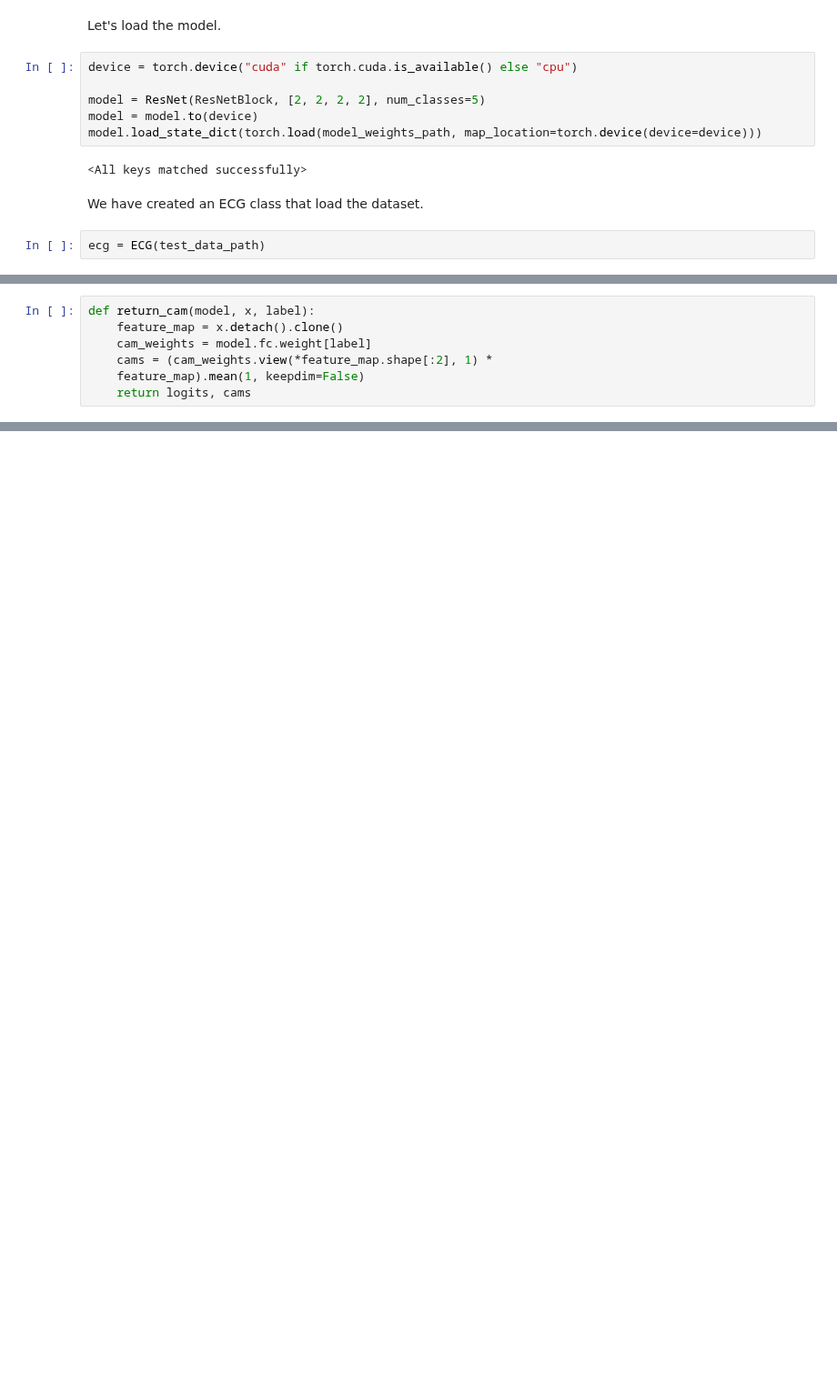
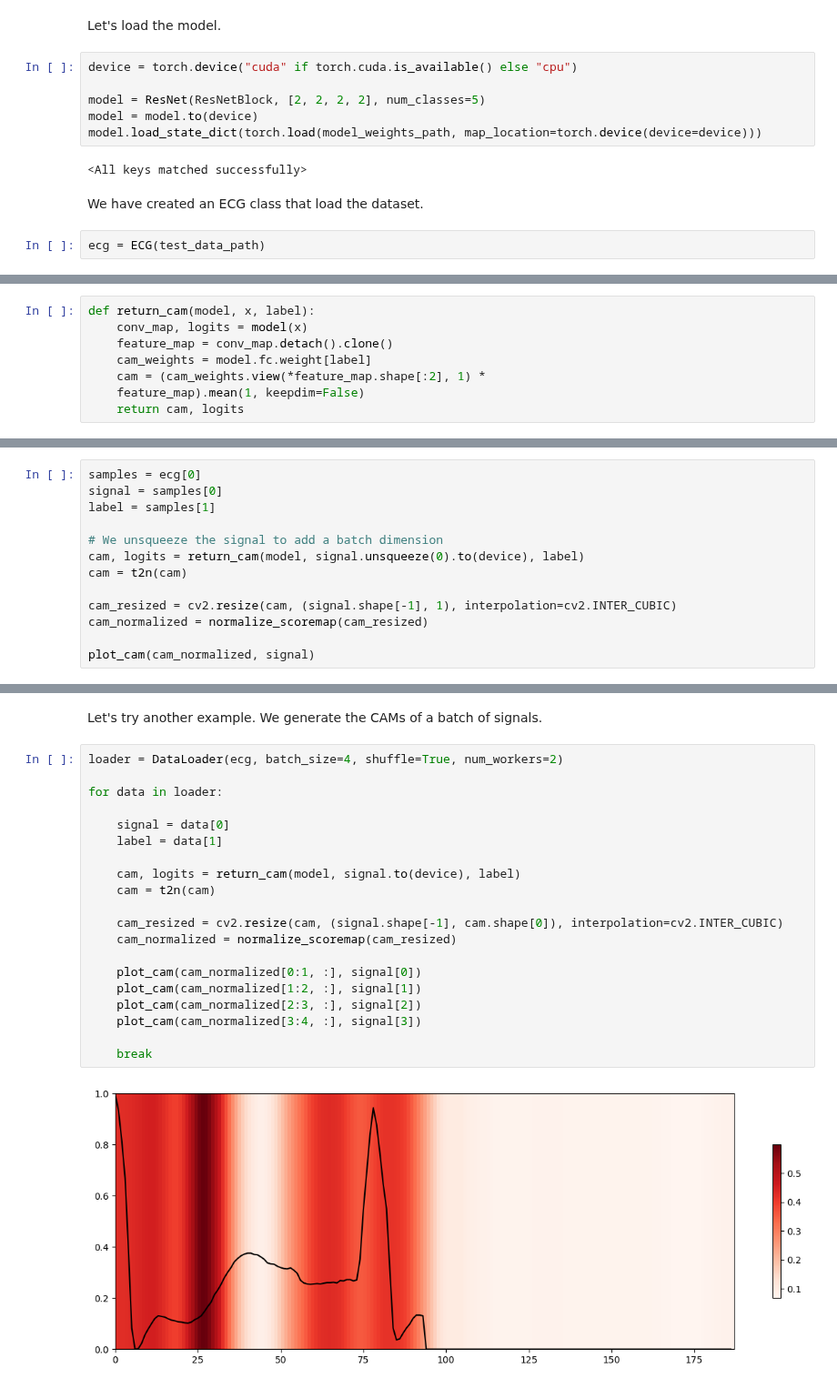
Before and after one commit to HelmholtzAI-Consultants-Munich/XAI-Tutorials, a Jupyter notebook: xai-model-for-1d-data/Tutorial_CAM.ipynb, the cells around one changed output, grey strips where cells are left out. Shown at 91% size. Saved outputs shown, nothing was run; the diff lists cells and outputs as text; blank space fills up the shorter version.

```diff
--- a/xai-model-for-1d-data/Tutorial_CAM.ipynb
+++ b/xai-model-for-1d-data/Tutorial_CAM.ipynb
@@ -67,7 +117,8 @@ CAM = Σ_k (w_k * A_k)
 # %%
 def return_cam(model, x, label):
-    feature_map = x.detach().clone()
+    conv_map, logits = model(x)
+    feature_map = conv_map.detach().clone()
     cam_weights = model.fc.weight[label]
-    cams = (cam_weights.view(*feature_map.shape[:2], 1) *
+    cam = (cam_weights.view(*feature_map.shape[:2], 1) *
     feature_map).mean(1, keepdim=False)
-    return logits, cams
+    return cam, logits
@@ -147,0 +152,13 @@ cam (1, 187)
+# %%
+samples = ecg[0]
+signal = samples[0]
+label = samples[1]
+
+# We unsqueeze the signal to add a batch dimension
+cam, logits = return_cam(model, signal.unsqueeze(0).to(device), label)
+cam = t2n(cam)
+
+cam_resized = cv2.resize(cam, (signal.shape[-1], 1), interpolation=cv2.INTER_CUBIC)
+cam_normalized = normalize_scoremap(cam_resized)
+
+plot_cam(cam_normalized, signal)
@@ -147,0 +167,24 @@ cam (1, 187)
+# %% [markdown]
+Let's try another example. We generate the CAMs of a batch of signals.
+# %%
+loader = DataLoader(ecg, batch_size=4, shuffle=True, num_workers=2)
+
+for data in loader:
+
+    signal = data[0]
+    label = data[1]
+
+    cam, logits = return_cam(model, signal.to(device), label)
+    cam = t2n(cam)
+
+    cam_resized = cv2.resize(cam, (signal.shape[-1], cam.shape[0]), interpolation=cv2.INTER_CUBIC)
+    cam_normalized = normalize_scoremap(cam_resized)
+
+    plot_cam(cam_normalized[0:1, :], signal[0])
+    plot_cam(cam_normalized[1:2, :], signal[1])
+    plot_cam(cam_normalized[2:3, :], signal[2])
+    plot_cam(cam_normalized[3:4, :], signal[3])
+
+    break
+# %% [output]
+[figure, added]
```
Also changed, not shown: parts of 15 cells of this notebook.
